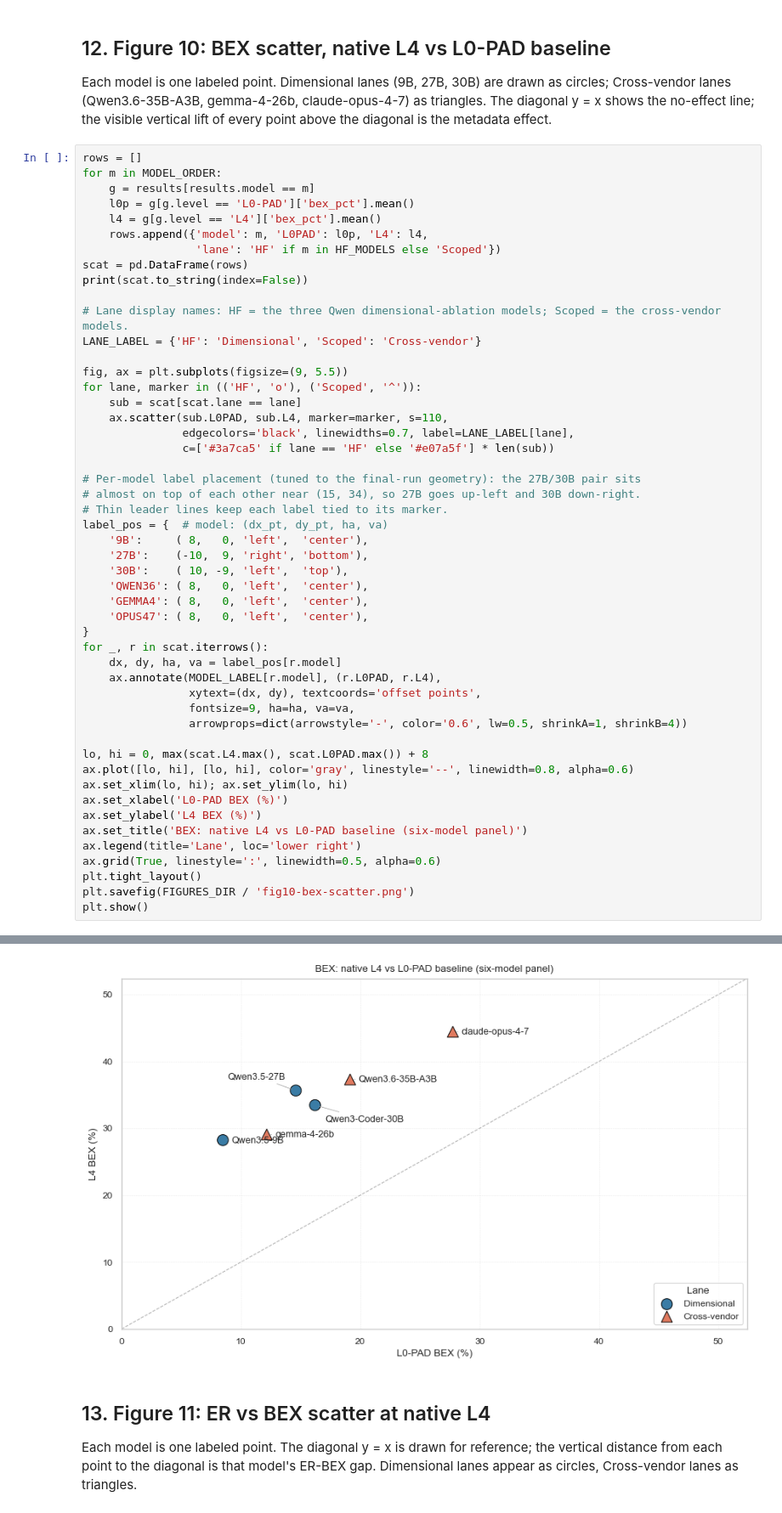
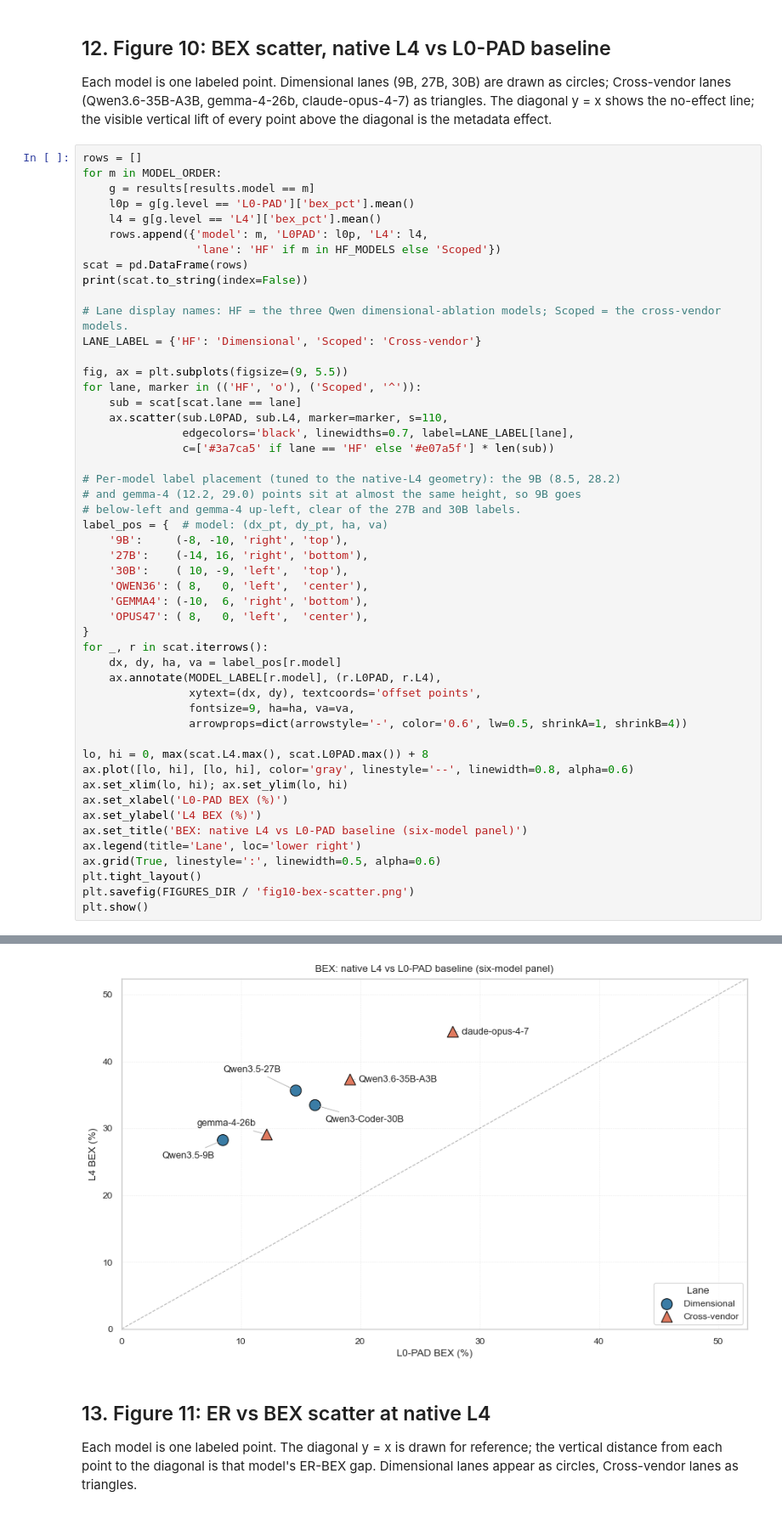
Before and after one commit to garyzava/4d-metadata-ablation, a Jupyter notebook: notebooks/02-analysis-and-charts.nbconvert.ipynb, the cells around one changed output, grey strips where cells are left out. Shown at 85% size. Saved outputs shown, nothing was run; the diff lists cells and outputs as text.

```diff
--- a/notebooks/02-analysis-and-charts.nbconvert.ipynb
+++ b/notebooks/02-analysis-and-charts.nbconvert.ipynb
@@ -391,44 +397,44 @@ for lane, marker in (('HF', 'o'), ('Scoped', '^')):
                edgecolors='black', linewidths=0.7, label=LANE_LABEL[lane],
                c=['#3a7ca5' if lane == 'HF' else '#e07a5f'] * len(sub))
 
-# Per-model label placement (tuned to the final-run geometry): the 27B/30B pair sits
-# almost on top of each other near (15, 34), so 27B goes up-left and 30B down-right.
-# Thin leader lines keep each label tied to its marker.
+# Per-model label placement (tuned to the native-L4 geometry): the 9B (8.5, 28.2)
+# and gemma-4 (12.2, 29.0) points sit at almost the same height, so 9B goes
+# below-left and gemma-4 up-left, clear of the 27B and 30B labels.
 label_pos = {  # model: (dx_pt, dy_pt, ha, va)
-    '9B':     ( 8,   0, 'left',  'center'),
-    '27B':    (-10,  9, 'right', 'bottom'),
+    '9B':     (-8, -10, 'right', 'top'),
+    '27B':    (-14, 16, 'right', 'bottom'),
     '30B':    ( 10, -9, 'left',  'top'),
     'QWEN36': ( 8,   0, 'left',  'center'),
-    'GEMMA4': ( 8,   0, 'left',  'center'),
+    'GEMMA4': (-10,  6, 'right', 'bottom'),
     'OPUS47': ( 8,   0, 'left',  'center'),
 }
 for _, r in scat.iterrows():
     dx, dy, ha, va = label_pos[r.model]
     ax.annotate(MODEL_LABEL[r.model], (r.L0PAD, r.L4),
                 xytext=(dx, dy), textcoords='offset points',
                 fontsize=9, ha=ha, va=va,
                 arrowprops=dict(arrowstyle='-', color='0.6', lw=0.5, shrinkA=1, shrinkB=4))
 
 lo, hi = 0, max(scat.L4.max(), scat.L0PAD.max()) + 8
 ax.plot([lo, hi], [lo, hi], color='gray', linestyle='--', linewidth=0.8, alpha=0.6)
 ax.set_xlim(lo, hi); ax.set_ylim(lo, hi)
 ax.set_xlabel('L0-PAD BEX (%)')
 ax.set_ylabel('L4 BEX (%)')
 ax.set_title('BEX: native L4 vs L0-PAD baseline (six-model panel)')
 ax.legend(title='Lane', loc='lower right')
 ax.grid(True, linestyle=':', linewidth=0.5, alpha=0.6)
 plt.tight_layout()
 plt.savefig(FIGURES_DIR / 'fig10-bex-scatter.png')
 plt.show()
 # %% [output]
  model     L0PAD        L4   lane
     9B  8.490909 28.227273     HF
    27B 14.600000 35.636364     HF
    30B 16.209091 33.454545     HF
 QWEN36 19.145455 37.290909 Scoped
 GEMMA4 12.163636 29.063636 Scoped
 OPUS47 27.754545 44.427273 Scoped
-[figure, old version]
+[figure, new version]
 # %% [markdown]
 ## 13. Figure 11: ER vs BEX scatter at native L4
 
```
Also changed, not shown: parts of 3 cells of this notebook, 4 other files.
